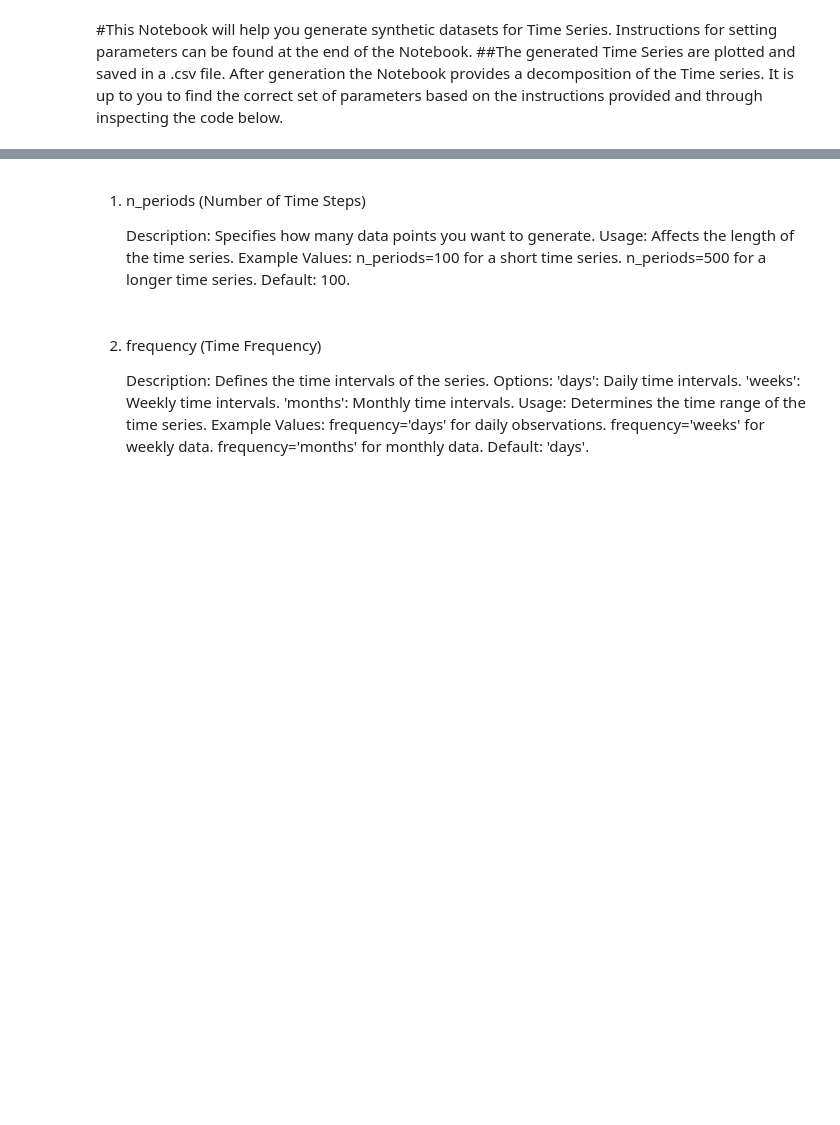
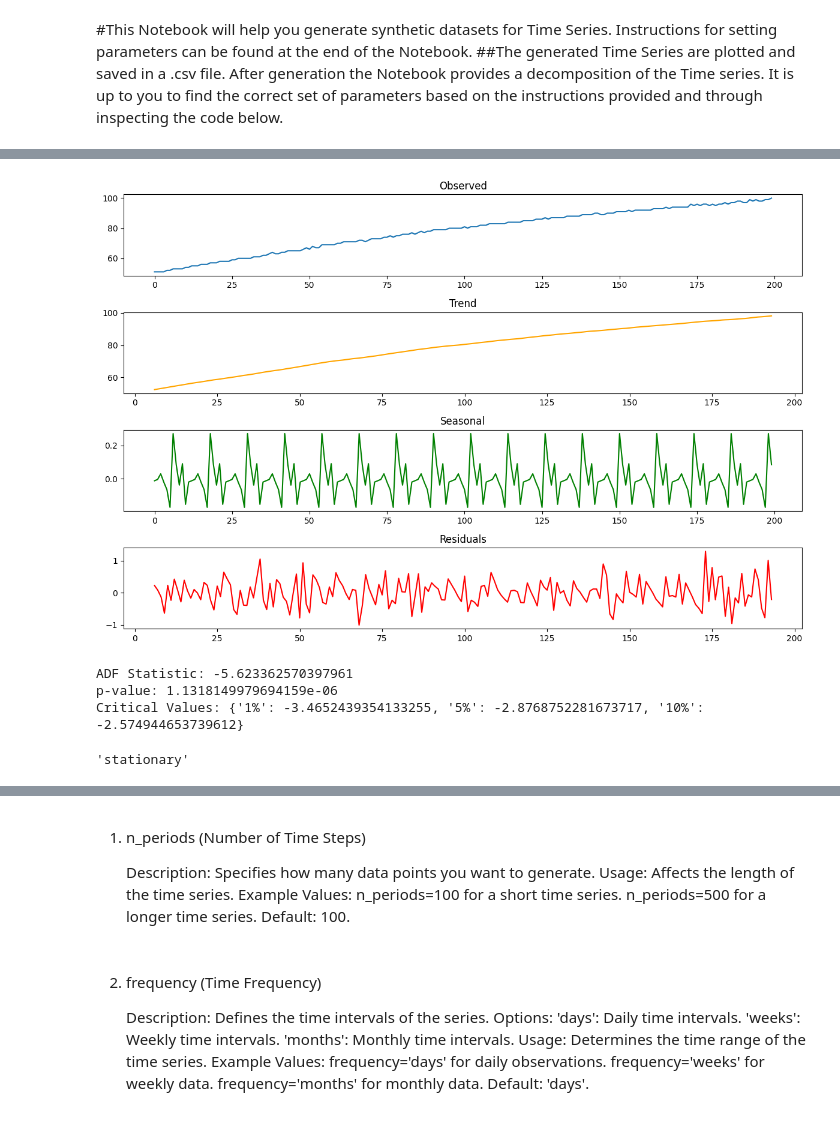
Before and after one commit to ovieimara/ITNPBD4, a Jupyter notebook: TS_generation.ipynb, the cells around one changed output, grey strips where cells are left out. Cells and saved outputs as stored; diff of their text form; code cells hidden in the pictures; blank space fills up the shorter version.

```diff
--- a/TS_generation.ipynb
+++ b/TS_generation.ipynb
@@ -108,0 +307,26 @@ decompose_time_series(df)
+# %%
+decomposition = time_series_generator.decompose_time_series(df, x_col, y_col)
+
+time_series_generator.plot_decomposition(decomposition)
+# %% [output]
+[figure, added]
+# %%
+#test for stationarity
+import statsmodels.api as sm
+from statsmodels.tsa.stattools import adfuller
+
+df.set_index(x_col, inplace=True)
+
+def is_stationary(df:pd.DataFrame, y_col: str) -> bool:
+  adfuller_result = adfuller(df[y_col])
+  print(f'ADF Statistic: {adfuller_result[0]}')
+  print(f'p-value: {adfuller_result[1]}')
+  print(f'Critical Values: {adfuller_result[4]}')
+  return "stationary" if adfuller_result[1] <= 0.05 else "non-stationary"
+
+is_stationary(df, y_col)
+# %% [output]
+ADF Statistic: -5.623362570397961
+p-value: 1.1318149979694159e-06
+Critical Values: {'1%': -3.4652439354133255, '5%': -2.8768752281673717, '10%': -2.574944653739612}
+'stationary'
```
Also changed, not shown: parts of 12 cells of this notebook.
